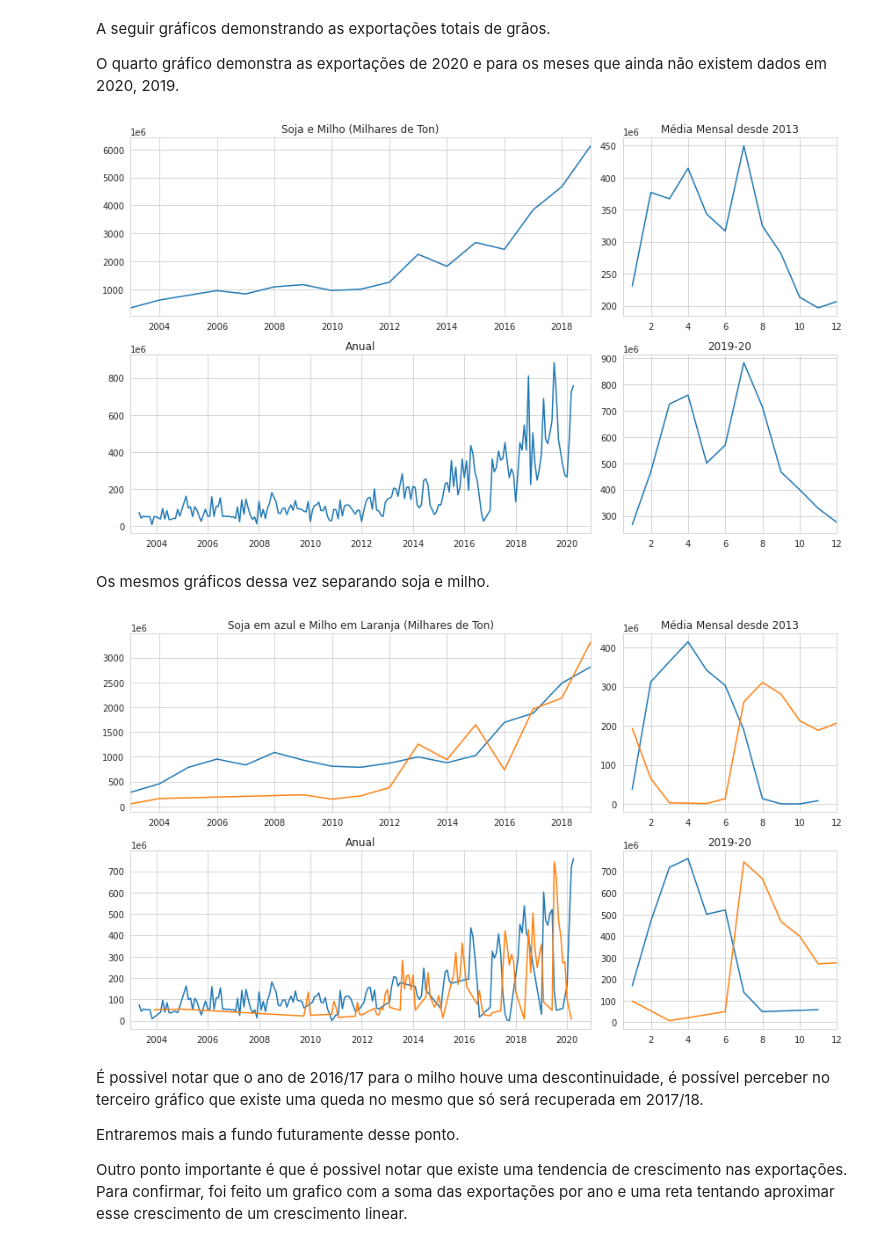
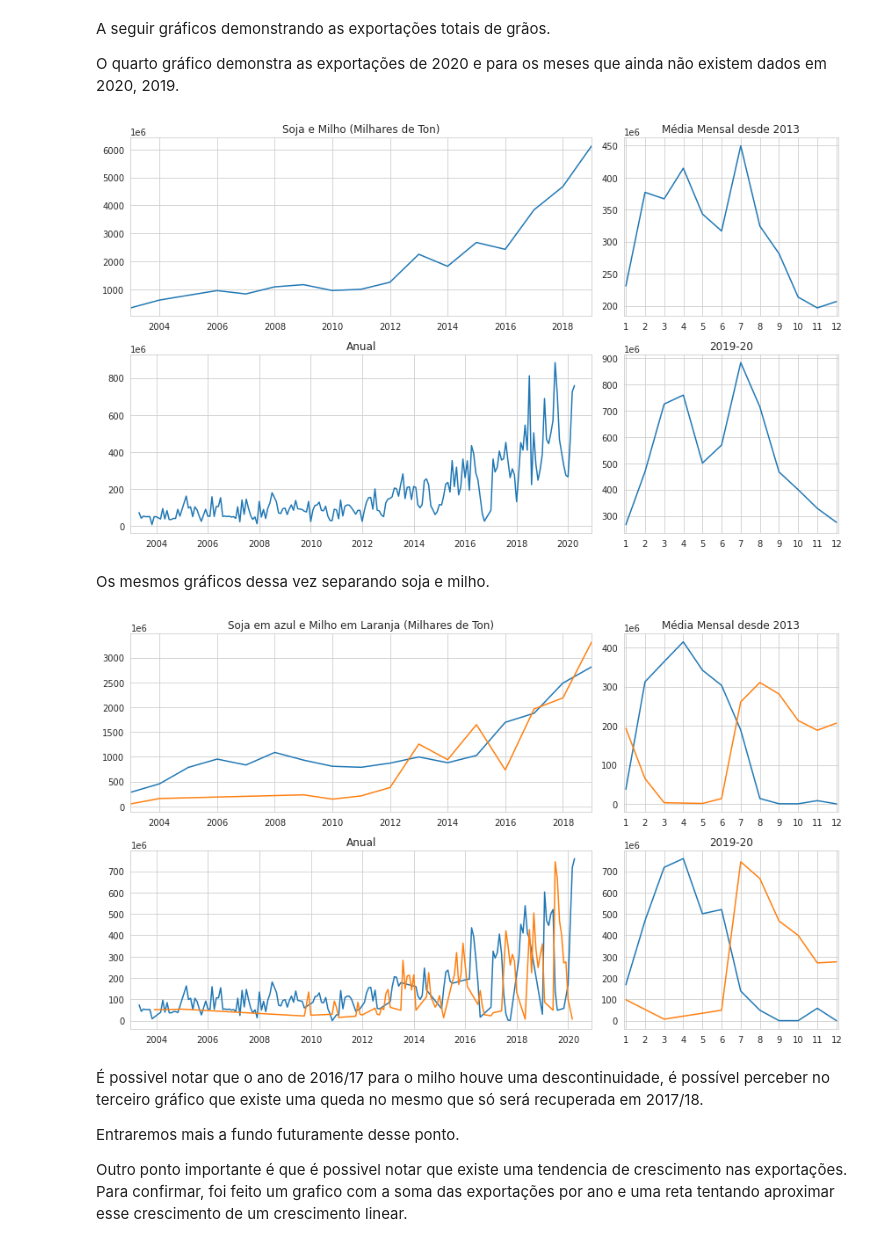
Before and after one commit to Trajanolc/Analise_Graos_Santarem, a Jupyter notebook: Analise_Exportação_Por_porto_Santarém.ipynb, the cells around one changed output. Cells and saved outputs as stored; diff of their text form; code cells hidden in the pictures.

Commit message:
Corrigidos erros no LaTex e adcionada referencia ao mês atual no gráfico 19-20

```diff
--- a/Analise_Exportação_Por_porto_Santarém.ipynb
+++ b/Analise_Exportação_Por_porto_Santarém.ipynb
@@ -98,7 +98,8 @@ ax1.set_xlim([2003,2019])
 ax2 = plt.subplot2grid((2, 3), (0, 2))
 ax2.set_title('Média Mensal desde 2013')
 ax2.ticklabel_format(axis='y',scilimits=(6,6))
-ax2.set_xlim([0.5,12])
+plt.xticks(np.arange(1,13))
+ax2.set_xlim([0.9,12.1])
 
 ax3 = plt.subplot2grid((2, 3), (1, 0),  colspan=2)
 ax3.ticklabel_format(axis='y',scilimits=(6,6))
@@ -108,21 +109,21 @@ ax3.set_xlim([datetime.date(2003,1,1),datetime.date(2020,12,1)])
 ax4 = plt.subplot2grid((2, 3), (1, 2))
 ax4.set_title('2019-20')
 ax4.ticklabel_format(axis='y',scilimits=(6,6))
-ax4.set_xlim([0.5,12])
+plt.xticks(np.arange(1,13))
+ax4.set_xlim([0.9,12.1])
 
 
 
 sns.lineplot(data=sant_grao.groupby('Ano').sum()['KG'],ax=ax1)
 sns.lineplot(data=sant_grao[(sant_grao['Ano']>=2013)].groupby('Mes').sum()['KG']/7,ax=ax2)
 sns.lineplot(data=sant_grao.groupby('Data').sum()['KG'],ax=ax3)
-sns.lineplot(data=sant_grao[sant_grao['Data']>"2019-04-01"].groupby('Mes').sum()['KG'],ax=ax4)
+sns.lineplot(data=sant_grao[sant_grao['Data']>f"2019-{mes_atual-1:02d}-01"].groupby('Mes').sum()['KG'],ax=ax4)
 
-#sns.lineplot(data=sant_grao[(sant_grao['NCM']==NCM_Code) & (sant_grao['Ano']>=2019)].groupby('Data').sum()['KG'],ax=ax4)
 
 plt.tight_layout()
 #Soja e Milho somados
 # %% [output]
-[figure, old version]
+[figure, new version]
 # %% [markdown]
 Os mesmos gráficos dessa vez separando soja e milho.
 # %%
@@ -139,39 +140,41 @@ ax1.set_xlim([2003,2019])
 ax2 = plt.subplot2grid((2, 3), (0, 2))
 ax2.set_title('Média Mensal desde 2013')
 ax2.ticklabel_format(axis='y',scilimits=(6,6))
-ax2.set_xlim([0.5,12])
+plt.xticks(np.arange(1,13))
+ax2.set_xlim([0.9,12.1])
 
 ax3 = plt.subplot2grid((2, 3), (1, 0),  colspan=2)
 ax3.ticklabel_format(axis='y',scilimits=(6,6))
 ax3.set_title('Anual')
 ax3.set_xlim([datetime.date(2003,1,1),datetime.date(2020,12,1)])
 
 ax4 = plt.subplot2grid((2, 3), (1, 2))
 ax4.set_title('2019-20')
 ax4.ticklabel_format(axis='y',scilimits=(6,6))
-ax4.set_xlim([0.5,12])
+plt.xticks(np.arange(1,13))
+ax4.set_xlim([0.9,12.1])
 
 
 
 
 
 sns.lineplot(data=sant_grao[sant_grao['NCM']==Soja].groupby('Ano').sum()['KG'],ax=ax1)
-sns.lineplot(data=sant_grao[(sant_grao['NCM']==Soja)&(sant_grao['Ano']>=2013)].groupby('Mes').sum()['KG']/7,ax=ax2)
+sns.lineplot(data=(sant_grao[(sant_grao['NCM']==Soja)&(sant_grao['Ano']>=2013)].groupby('Mes').sum()['KG']/7).reindex(range(1,13),fill_value=0),ax=ax2)
 sns.lineplot(data=sant_grao[sant_grao['NCM']==Soja].groupby('Data').sum()['KG'],ax=ax3)
-sns.lineplot(data=sant_grao[(sant_grao['NCM']==Soja)&(sant_grao['Data']>"2019-04-01")].groupby('Mes').sum()['KG'],ax=ax4)
+sns.lineplot(data=sant_grao[(sant_grao['NCM']==Soja)&(sant_grao['Data']>f"2019-{mes_atual-1:02d}-01")].groupby('Mes').sum()['KG'].reindex(range(1,13),fill_value=0),ax=ax4)
 
 
 sns.lineplot(data=sant_grao[sant_grao['NCM']==Milho].groupby('Ano').sum()['KG'],ax=ax1)
 sns.lineplot(data=sant_grao[(sant_grao['NCM']==Milho)&(sant_grao['Ano']>=2013)].groupby('Mes').sum()['KG']/7,ax=ax2)
 sns.lineplot(data=sant_grao[sant_grao['NCM']==Milho].groupby('Data').sum()['KG'],ax=ax3)
-sns.lineplot(data=sant_grao[(sant_grao['NCM']==Milho)&(sant_grao['Data']>"2019-04-01")].groupby('Mes').sum()['KG'],ax=ax4)
+sns.lineplot(data=sant_grao[(sant_grao['NCM']==Milho)&(sant_grao['Data']>f"2019-{mes_atual-1:02d}-01")].groupby('Mes').sum()['KG'],ax=ax4)
 # após o mês 04 é 2019, antes é 2020
 
 
 plt.tight_layout()
 #Soja e Milho Separados
 # %% [output]
-[figure, old version]
+[figure, new version]
 # %% [markdown]
 É possivel notar que o ano de 2016/17 para o milho houve uma descontinuidade, é possível perceber no terceiro gráfico que existe uma queda no mesmo que só será recuperada em 2017/18.
 
```
Also changed, not shown: parts of 4 cells of this notebook.
